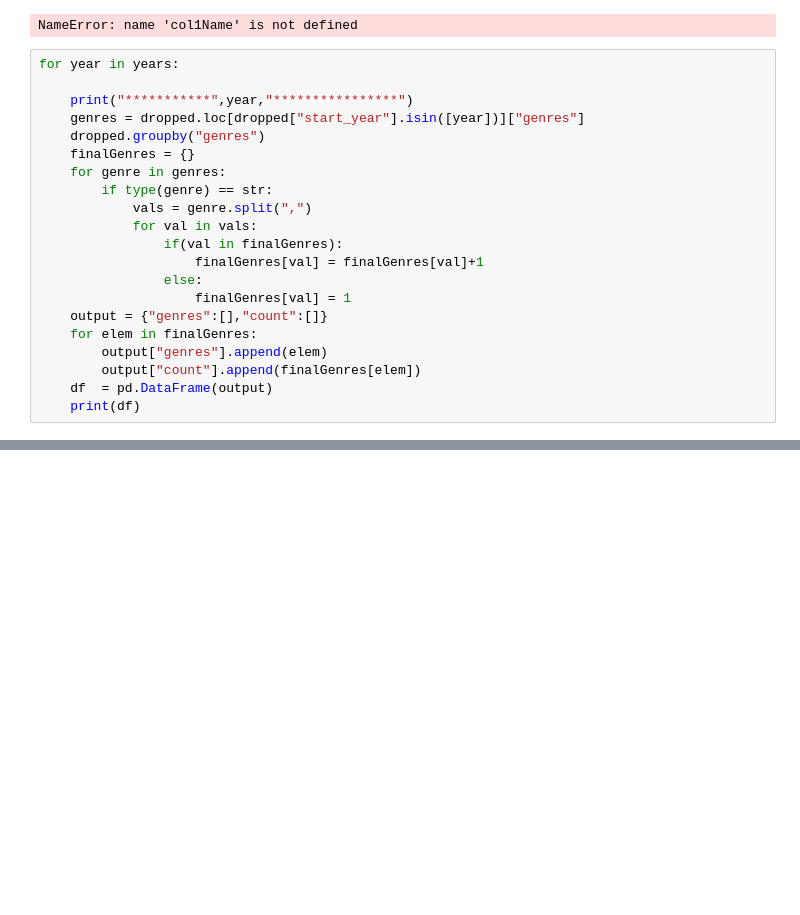
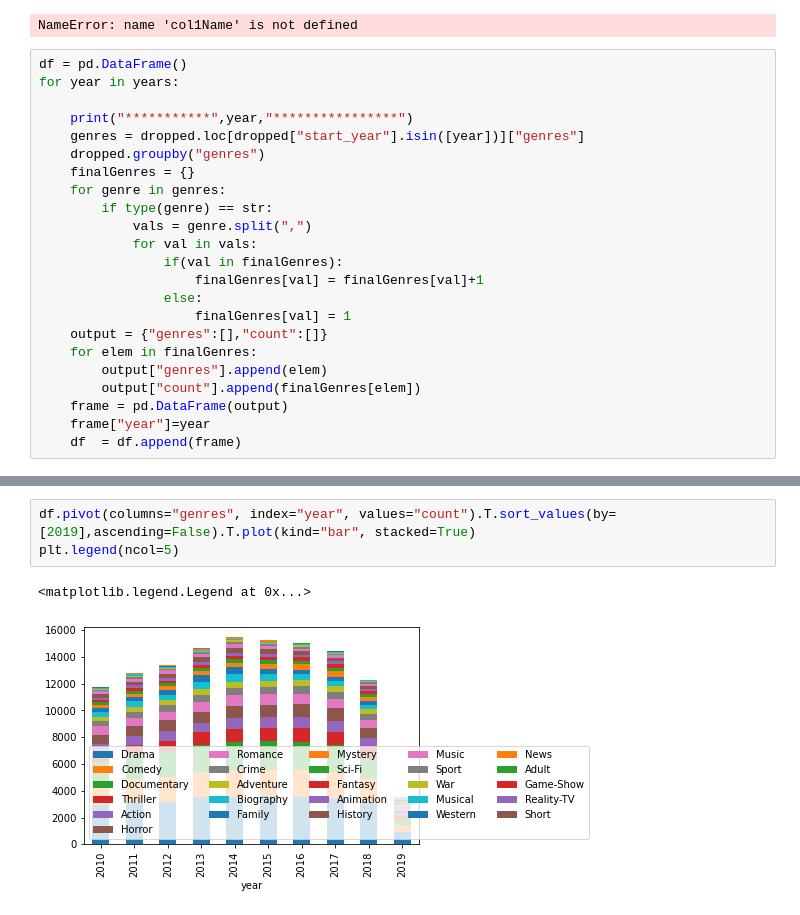
Before and after one commit to reynoso811/010921-pt-phase-1-project, a Jupyter notebook: data/zippedData/Processed/First_plot-Copy1.ipynb, the cells around one changed output, grey strips where cells are left out. Cells and saved outputs as stored; diff of their text form; blank space fills up the shorter version.

Commit message:
clean graph

```diff
--- a/data/zippedData/Processed/First_plot-Copy1.ipynb
+++ b/data/zippedData/Processed/First_plot-Copy1.ipynb
@@ -124,6 +125,7 @@ dict_keys(['Romance', 'Documentary', 'Drama', 'Thriller', 'Action', 'Comedy', 'C
 dict_items([('Romance', 168), ('Documentary', 401), ('Drama', 900), ('Thriller', 261), ('Action', 204), ('Comedy', 553), ('Crime', 125), ('Horror', 204), ('Sci-Fi', 65), ('Adventure', 107), ('Animatio ...
 NameError: name 'col1Name' is not defined
 # %%
+df = pd.DataFrame()
 for year in years:
 
     print("***********",year,"****************")
@@ -142,7 +144,8 @@ for year in years:
     for elem in finalGenres:
         output["genres"].append(elem)
         output["count"].append(finalGenres[elem])
-    df  = pd.DataFrame(output)
-    print(df)
+    frame = pd.DataFrame(output)
+    frame["year"]=year
+    df  = df.append(frame)
 # %% [output]
 *********** 2019 ****************
@@ -165,3 +170,9 @@ for year in years:
+# %%
+df.pivot(columns="genres", index="year", values="count").T.sort_values(by=[2019],ascending=False).T.plot(kind="bar", stacked=True)
+plt.legend(ncol=5)
+# %% [output]
+<matplotlib.legend.Legend at 0x...>
+[figure, added]
 # %%
 x = [2010, 2011, 2012, 2013, 2014, 2015, 2016, 2017, 2018, 2019]
 
```
Also changed, not shown: parts of 5 cells of this notebook, 3 other files.
